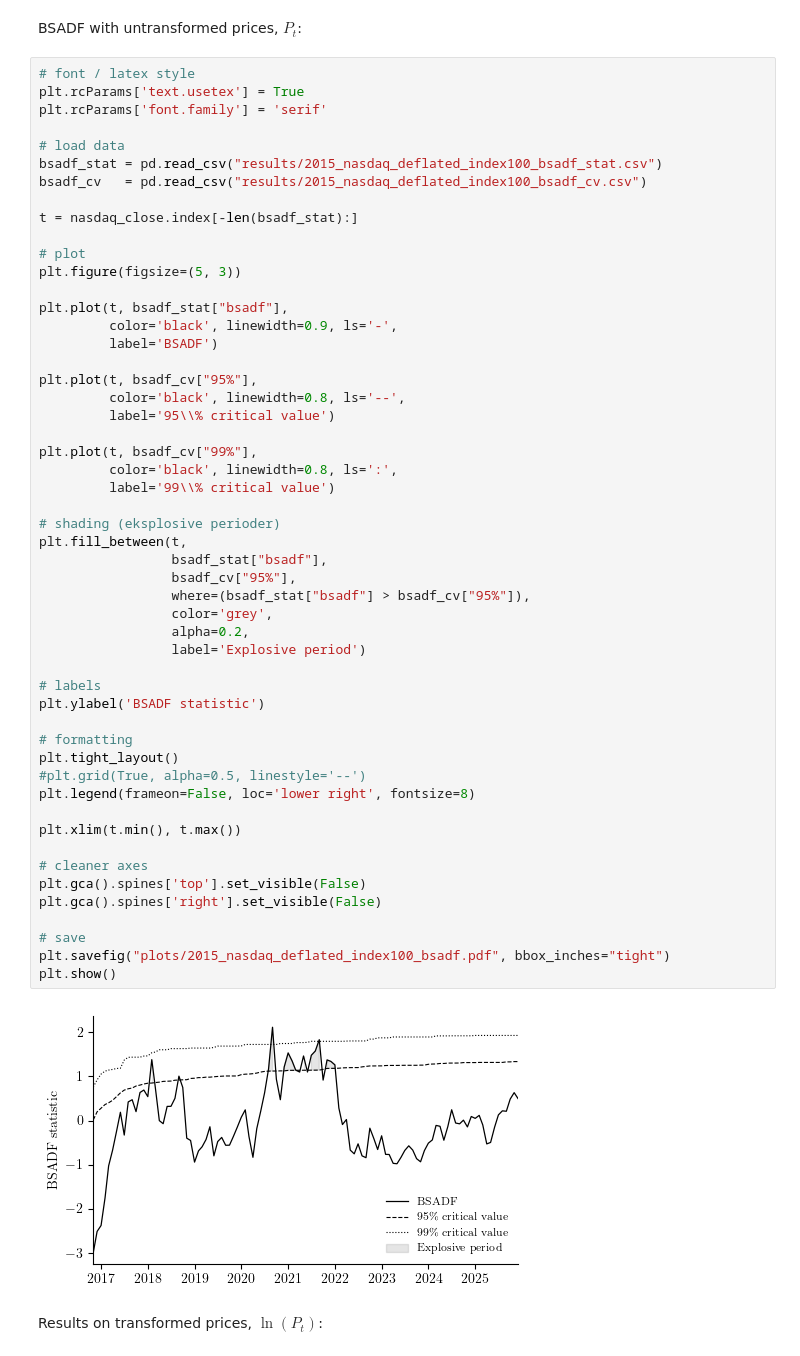
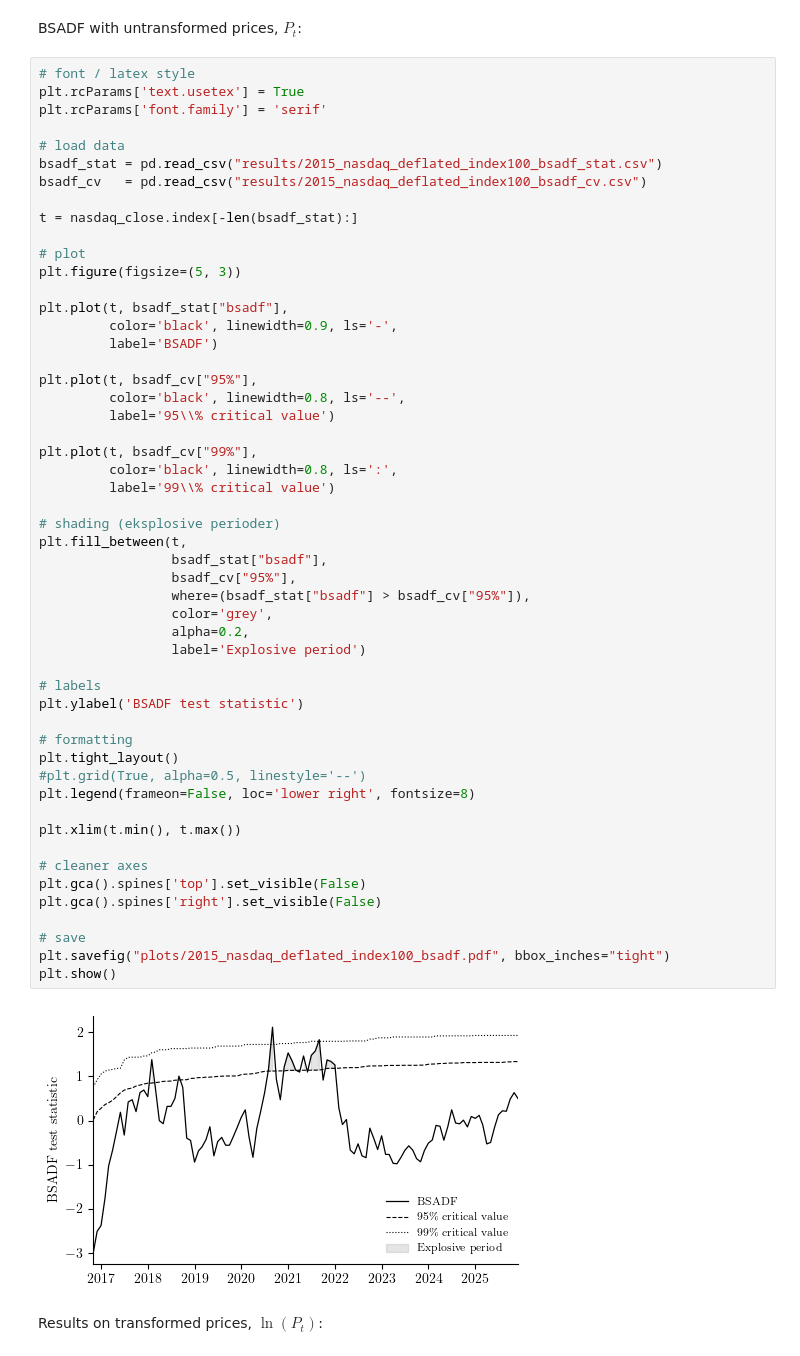
Before and after one commit to emilfriis/Bachelor, a Jupyter notebook: empirical/nasdaq100_deflated/nasdaq100_deflated.ipynb, the cells around one changed output. Cells and saved outputs as stored; diff of their text form.

```diff
--- a/empirical/nasdaq100_deflated/nasdaq100_deflated.ipynb
+++ b/empirical/nasdaq100_deflated/nasdaq100_deflated.ipynb
@@ -549,35 +546,35 @@ plt.plot(t, bsadf_cv["95%"],
 plt.plot(t, bsadf_cv["99%"],
          color='black', linewidth=0.8, ls=':',
          label='99\\% critical value')
 
 # shading (eksplosive perioder)
 plt.fill_between(t,
                  bsadf_stat["bsadf"],
                  bsadf_cv["95%"],
                  where=(bsadf_stat["bsadf"] > bsadf_cv["95%"]),
                  color='grey',
                  alpha=0.2,
                  label='Explosive period')
 
 # labels
-plt.ylabel('BSADF statistic')
+plt.ylabel('BSADF test statistic')
 
 # formatting
 plt.tight_layout()
 #plt.grid(True, alpha=0.5, linestyle='--')
 plt.legend(frameon=False, loc='lower right', fontsize=8)
 
 plt.xlim(t.min(), t.max())
 
 # cleaner axes
 plt.gca().spines['top'].set_visible(False)
 plt.gca().spines['right'].set_visible(False)
 
 # save
 plt.savefig("plots/2015_nasdaq_deflated_index100_bsadf.pdf", bbox_inches="tight")
 plt.show()
 # %% [output]
-[figure, old version]
+[figure, new version]
 # %% [markdown]
 Results on transformed prices, $\ln(P_t)$:
 # %%
```
Also changed, not shown: parts of 2 cells of this notebook, 5 other files.
